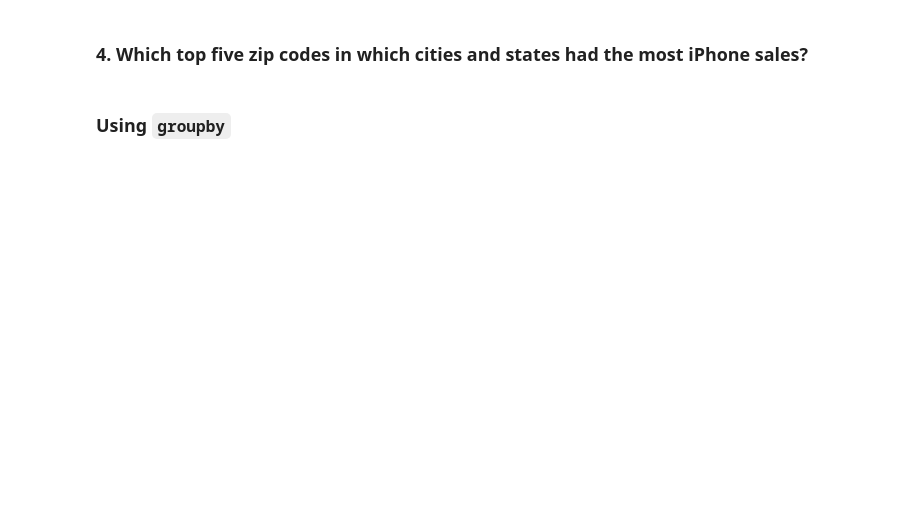
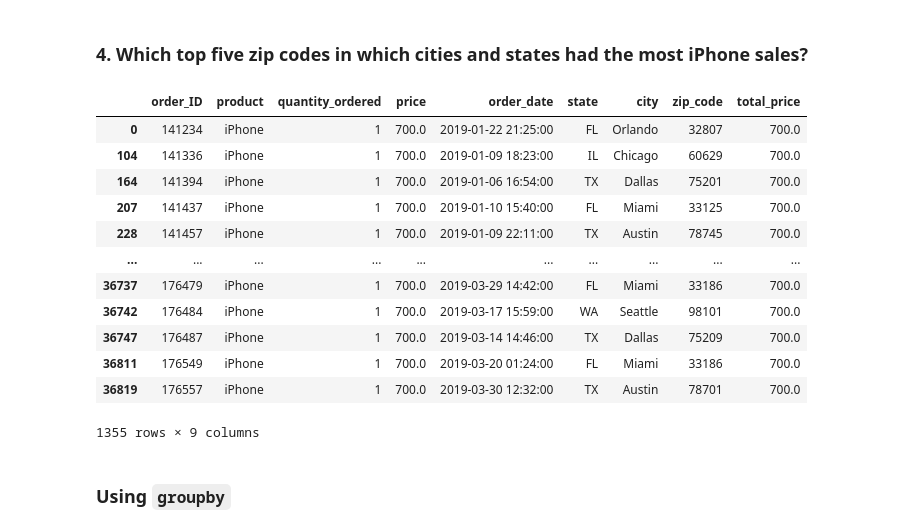
Before and after one commit to kidushaftom/athletic-sales-analysis, a Jupyter notebook: sales_data_starter_code.ipynb, the cells around one changed output. Cells and saved outputs as stored; diff of their text form; code cells hidden in the pictures; blank space fills up the shorter version.

```diff
--- a/sales_data_starter_code.ipynb
+++ b/sales_data_starter_code.ipynb
@@ -8,2 +6,7 @@ import pandas as pd
+# %%
+# Read in data and index by CustomerID
+jan = pd.read_csv('Resources/Jan2019_sales.csv', index_col='order_ID')
+feb = pd.read_csv('Resources/Feb2019_sales.csv', index_col='order_ID')
+mar = pd.read_csv('Resources/March2019_sales.csv', index_col='order_ID')
 # %%
 # Show sample of January sales data.
@@ -23,3 +101,6 @@ import pandas as pd
 ### Combine the sales data by rows.
 # %%
 # Combine the January, February, and March sales DataFrames on the rows using an inner join, and reset the index
+sales = pd.concat([jan, feb,mar], axis=0, ignore_index=False).reset_index()
+
+sales.head(2)
@@ -30,4 +143,5 @@ import pandas as pd
 # %%
 # Convert the "order_date" column to a datetime datatype.
+sales['order_date'] = pd.to_datetime(sales['order_date'],format='%Y-%m-%d')
 # %%
 # Confirm that the data type has been changed.
@@ -95,6 +282,25 @@ import pandas as pd
 ### 4. Which top five zip codes in which cities and states had the most iPhone sales?
 # %%
 # Filter the sales data to get the iPhone sales data.
+
+sales['product'].str.contains('iphone')
+iphone_sales = sales[sales['product'].str.contains('iphone',case=False)]
+
+iphone_sales
+# %% [output]
+|  | order_ID | product | quantity_ordered | price | order_date | state | city | zip_code | total_price |
+| 0 | 141234 | iPhone | 1 | 700.0 | 2019-01-22 21:25:00 | FL | Orlando | 32807 | 700.0 |
+| 104 | 141336 | iPhone | 1 | 700.0 | 2019-01-09 18:23:00 | IL | Chicago | 60629 | 700.0 |
+| 164 | 141394 | iPhone | 1 | 700.0 | 2019-01-06 16:54:00 | TX | Dallas | 75201 | 700.0 |
+| 207 | 141437 | iPhone | 1 | 700.0 | 2019-01-10 15:40:00 | FL | Miami | 33125 | 700.0 |
+| 228 | 141457 | iPhone | 1 | 700.0 | 2019-01-09 22:11:00 | TX | Austin | 78745 | 700.0 |
+| ... | ... | ... | ... | ... | ... | ... | ... | ... | ... |
+| 36737 | 176479 | iPhone | 1 | 700.0 | 2019-03-29 14:42:00 | FL | Miami | 33186 | 700.0 |
+| 36742 | 176484 | iPhone | 1 | 700.0 | 2019-03-17 15:59:00 | WA | Seattle | 98101 | 700.0 |
+| 36747 | 176487 | iPhone | 1 | 700.0 | 2019-03-14 14:46:00 | TX | Dallas | 75209 | 700.0 |
+| 36811 | 176549 | iPhone | 1 | 700.0 | 2019-03-20 01:24:00 | FL | Miami | 33186 | 700.0 |
+| 36819 | 176557 | iPhone | 1 | 700.0 | 2019-03-30 12:32:00 | TX | Austin | 78701 | 700.0 |
+1355 rows × 9 columns
 # %% [markdown]
 ### Using `groupby`
 # %%
```
Also changed, not shown: parts of 22 cells of this notebook.
